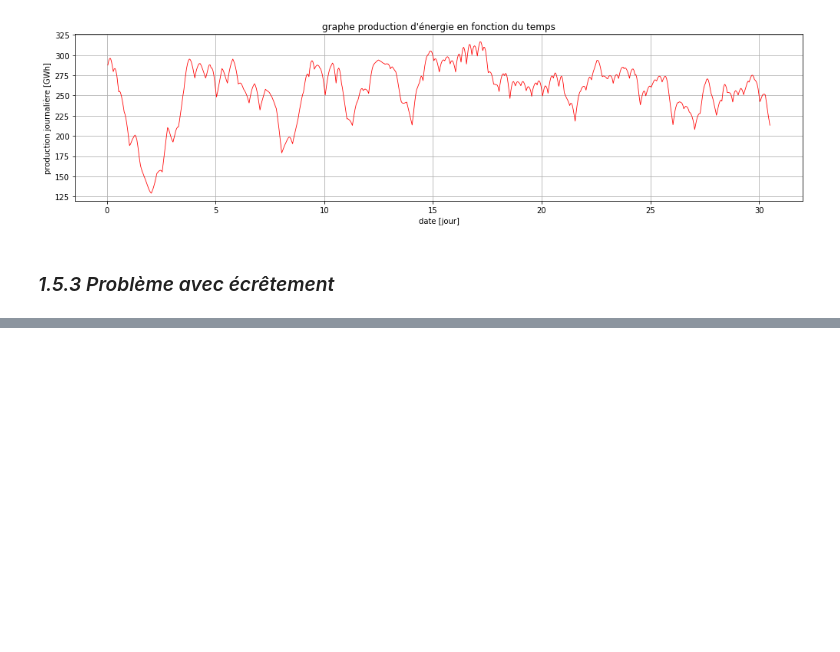
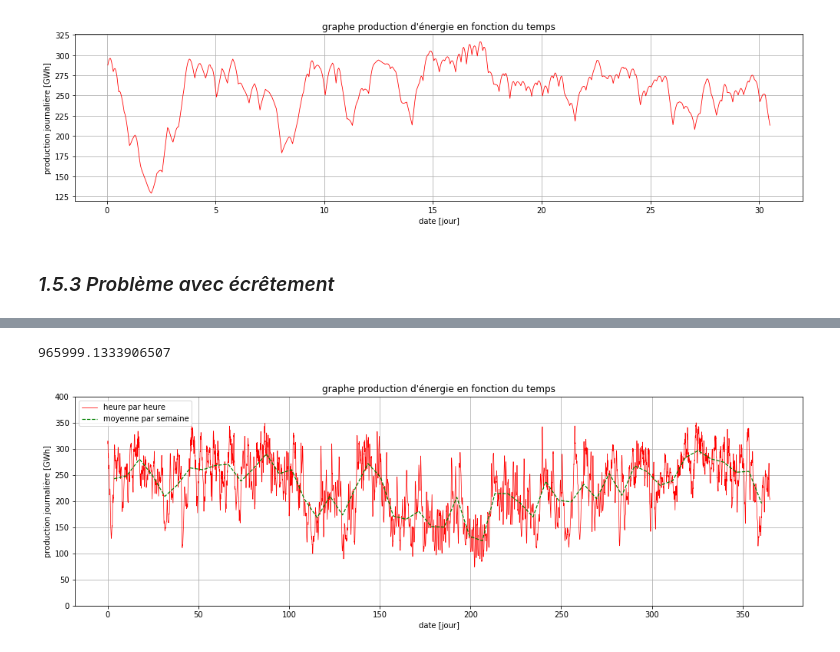
Before and after one commit to Zepp176/Projet_optimisation, a Jupyter notebook: Rapport-propre3.ipynb, the cells around one changed output, grey strips where cells are left out. Cells and saved outputs as stored; diff of their text form; code cells hidden in the pictures; blank space fills up the shorter version.

```diff
--- a/Rapport-propre3.ipynb
+++ b/Rapport-propre3.ipynb
@@ -687,7 +689,7 @@ def resolution_var_max(N, T, P, d, k, verbose=True):
 N = 8760
 T = 3
 P = 500000
-d = 0.02
+d = 0.03
 k = 0.17
 
 s_52, time_taken_52 = resolution_var_max(N, T, P, d, k)[:2]
@@ -728,0 +784,12 @@ plt.show()
+# %%
+N = 8760
+T = 3
+P = 500000
+d = 0.02
+k = 0.17
+
+s_53, time_taken_53 = ecretement(N, T, P, d, k)[:2]
+
+sol_53 = s_53.primalVariableSolution['x']
+sol_t_53 = s_53.primalVariableSolution['t']
+sol_th_53 = s_53.primalVariableSolution['Theta']
@@ -728,0 +825,29 @@ plt.show()
+# %%
+print(sol_th_53.max())
+
+rend_off = rend_off_entire[:,:N]
+rend_on = rend_on_entire[:,:N]
+
+rend = matrix_rendement(rend_off, rend_on, sites)
+
+# plot energie avec variabilitée max en fonction du temps
+
+energie = np.array(rend.T).dot(sol_53)/1000
+x_graph = np.arange(1,N+1,1)/24
+
+avrg_week_x = np.arange(24*7,24*7*53,24*7)/24 - 3.5
+avrg_week = np.array(matrix_sum_periods(24*7*52, 24*7)).dot(energie[:24*7*52])/(24*7)
+
+plt.figure(figsize=(17,5))
+plt.plot(x_graph, energie, '-r', linewidth=0.7)
+plt.plot(avrg_week_x, avrg_week, '--g', linewidth=1.2)
+plt.xlabel('date [jour]')
+plt.ylabel('production journalière [GWh]')
+plt.title('graphe production d\'énergie en fonction du temps')
+plt.grid()
+plt.legend(['heure par heure','moyenne par semaine'])
+plt.ylim(0,400)
+plt.show()
+# %% [output]
+965999.1333906507
+[figure, added]
```
Also changed, not shown: parts of 5 cells of this notebook.
